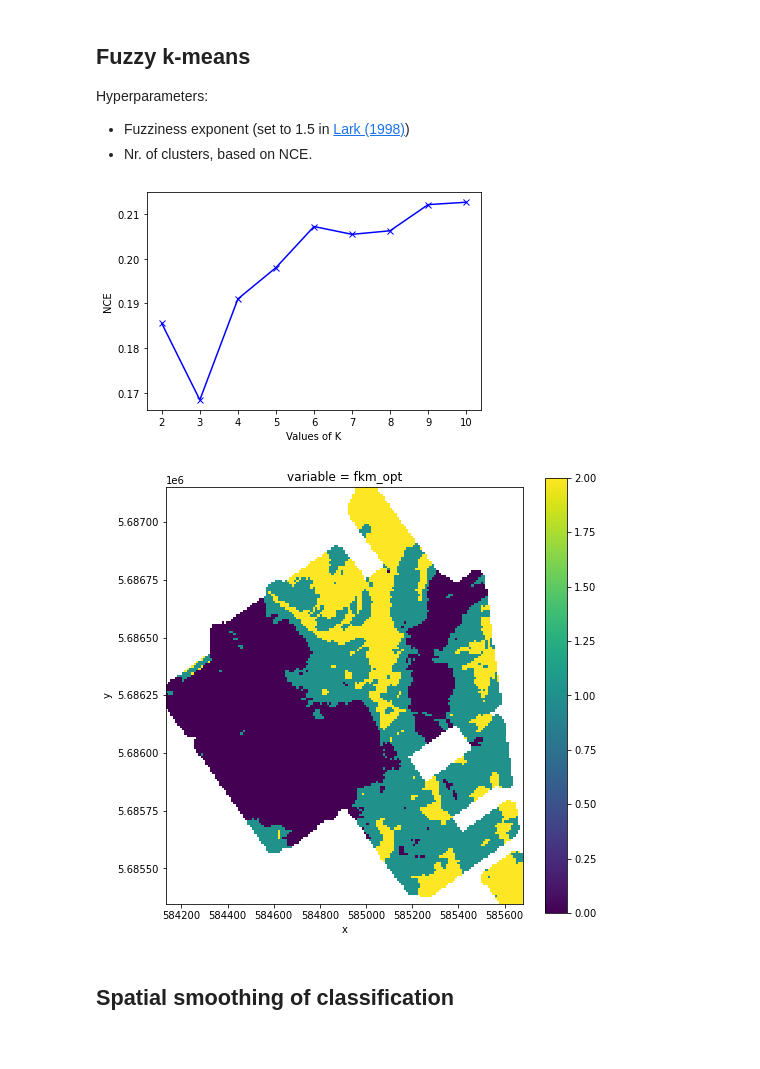
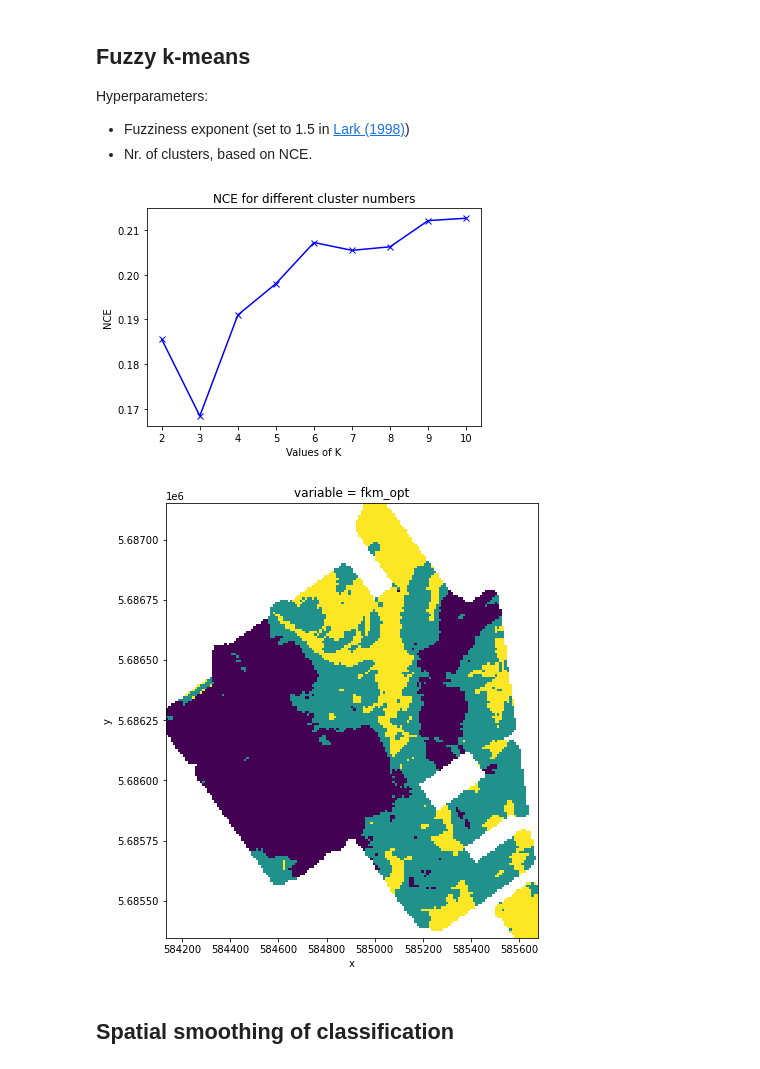
Before and after one commit to drdebivre/Thesis_EMIclass, a Jupyter notebook: 6.FKM_smoothing.ipynb, the cells around one changed output. Drawn from its saved outputs; the diff is of its cells as text; code cells hidden in the pictures.

```diff
--- a/6.FKM_smoothing.ipynb
+++ b/6.FKM_smoothing.ipynb
@@ -55,20 +55,21 @@ def calc_NCE(fcm_model, k):
 # %%
 # Ideally should be repeated multiple times to avoid local minima of objective function
 
 NCE = []
 K = range(2,11)
 
 for k in K:
     fcm = FCM(n_clusters = k, m=1.5, max_iter = 30000)
     fcm.fit(df_std)
     NCE.append(calc_NCE(fcm, k))
 
 plt.plot(K, NCE, 'bx-')
 plt.xlabel('Values of K')
 plt.ylabel('NCE')
+plt.title('NCE for different cluster numbers')
 plt.show()
 # %% [output]
-[figure, old version]
+[figure, new version]
 # %%
 # Optimal partition with k=3
 
@@ -89,10 +90,10 @@ df_raster['fkm_opt'] = cl
 xr_clusters = df_raster.to_xarray().transpose('y', 'x')
 
 cl_array = xr_clusters.to_array()
-ax = cl_array.sel(variable='fkm_opt').plot.pcolormesh(figsize=(8,8))
+ax = cl_array.sel(variable='fkm_opt').plot.pcolormesh(figsize=(8,8), add_colorbar=False)
 ax.axes.set_aspect('equal')
 # %% [output]
-[figure, old version]
+[figure, new version]
 # %% [markdown]
 ## Spatial smoothing of classification
 # %% [markdown]
```
Also changed, not shown: parts of 3 cells of this notebook.
